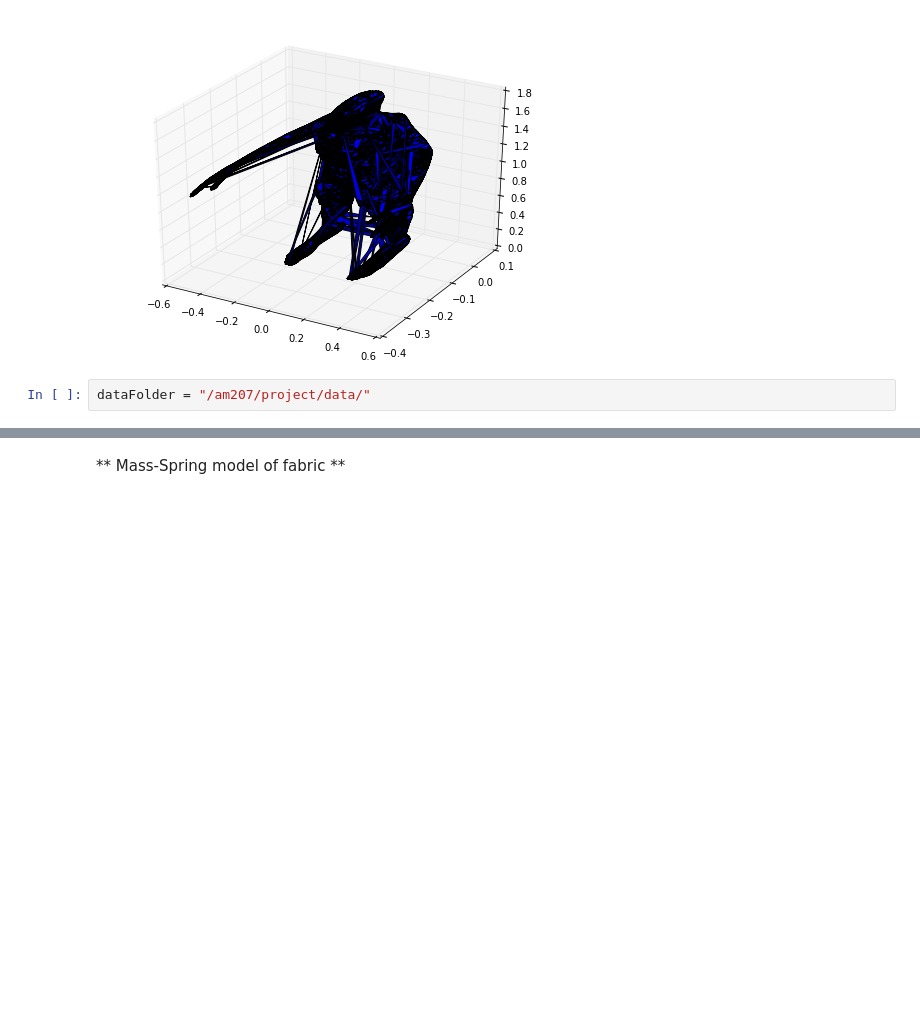
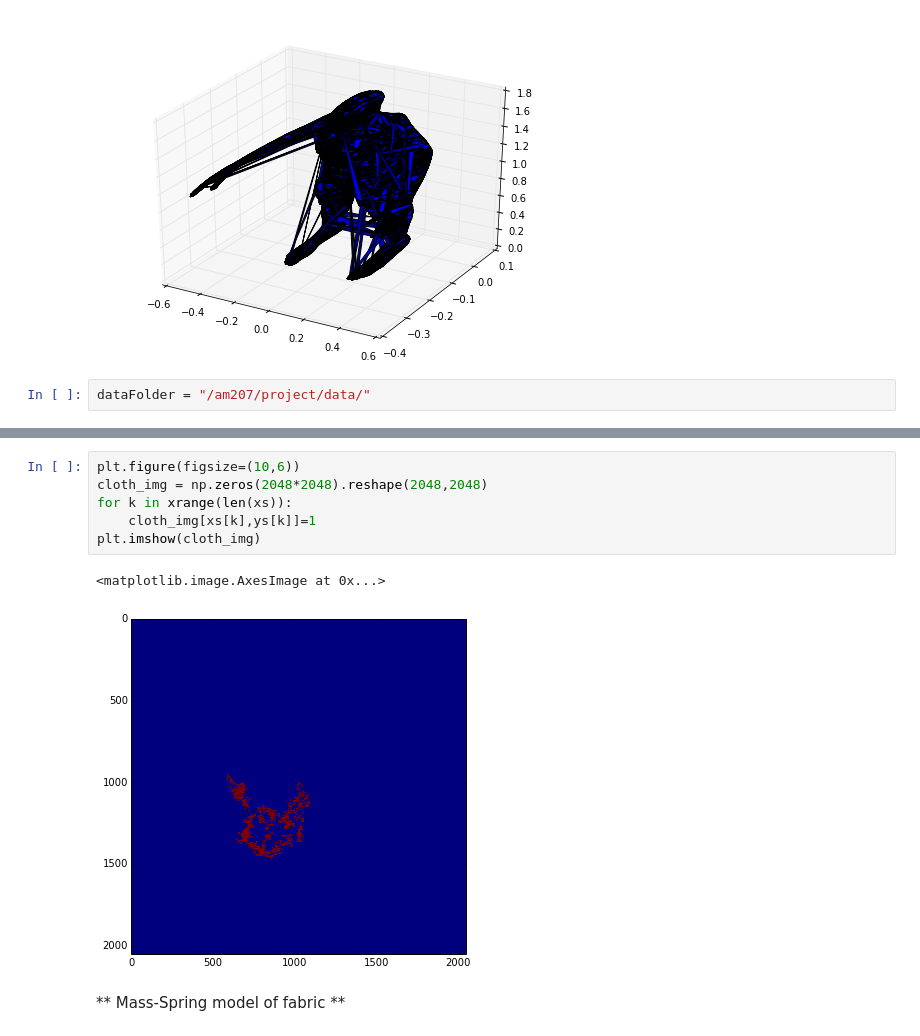
Before and after one commit to skp2/AM207-Project, a Jupyter notebook: ipython/ML_Dave_Brown_SK.ipynb, the cells around one changed output, grey strips where cells are left out. Drawn from its saved outputs; the diff is of its cells as text; blank space fills up the shorter version.

```diff
--- a/ipython/ML_Dave_Brown_SK.ipynb
+++ b/ipython/ML_Dave_Brown_SK.ipynb
@@ -135,3 +128,12 @@ Acceptance rate:0.00101
+# %%
+plt.figure(figsize=(10,6))
+cloth_img = np.zeros(2048*2048).reshape(2048,2048)
+for k in xrange(len(xs)):
+    cloth_img[xs[k],ys[k]]=1
+plt.imshow(cloth_img)
+# %% [output]
+<matplotlib.image.AxesImage at 0x...>
+[figure, added]
 # %% [markdown]
 ** Mass-Spring model of fabric **
 # %%
```
Also changed, not shown: parts of 3 cells of this notebook.
